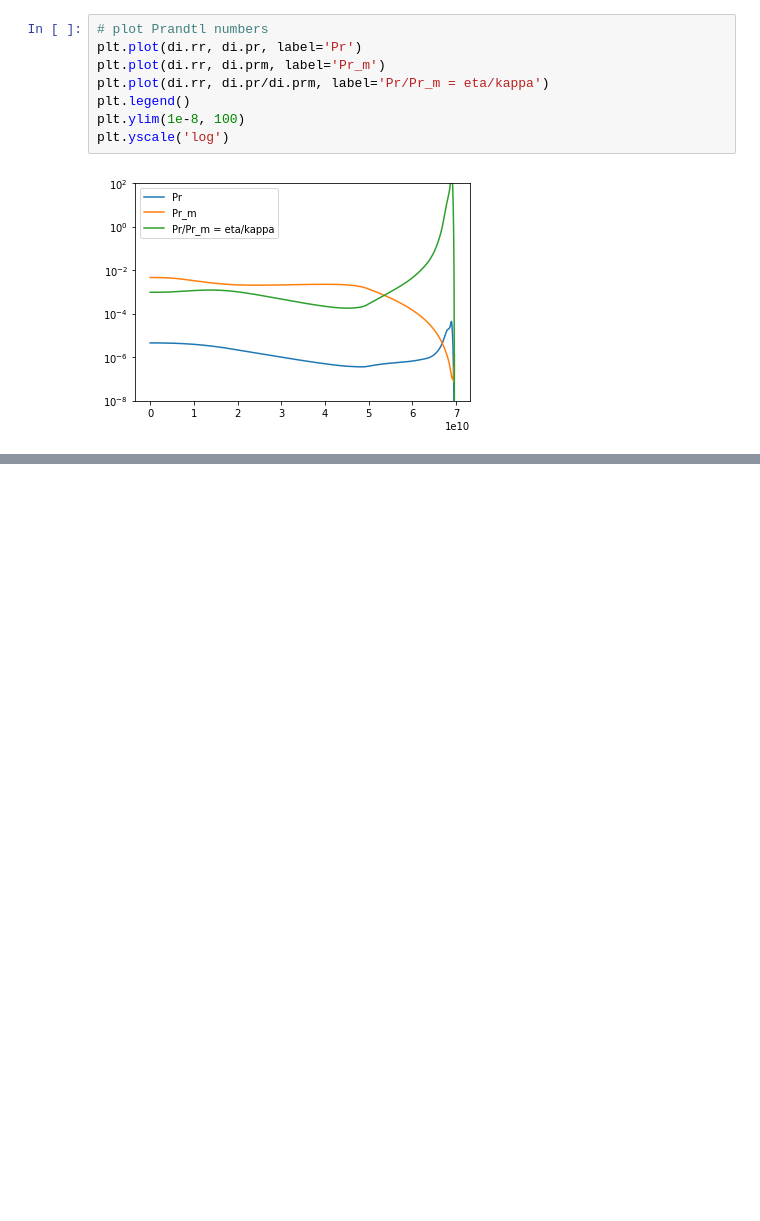
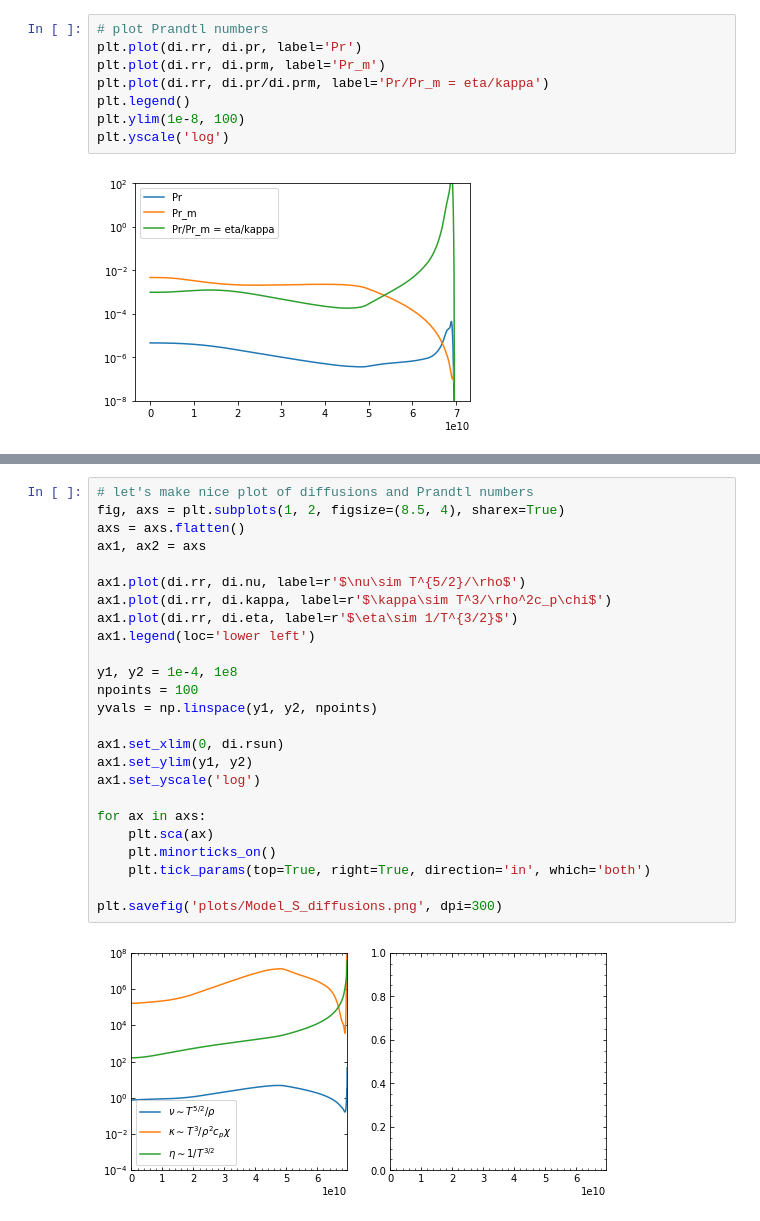
Before and after one commit to illorenzo7/Research_Notes, a Jupyter notebook: Model_S/Diffusions.ipynb, the cells around one changed output, grey strips where cells are left out. Drawn from its saved outputs; the diff is of its cells as text; blank space fills up the shorter version.

```diff
--- a/Model_S/Diffusions.ipynb
+++ b/Model_S/Diffusions.ipynb
@@ -61,3 +72,30 @@ ircz = np.argmin(np.abs(rr-5e10))
+# %%
+# let's make nice plot of diffusions and Prandtl numbers
+fig, axs = plt.subplots(1, 2, figsize=(8.5, 4), sharex=True)
+axs = axs.flatten()
+ax1, ax2 = axs
+
+ax1.plot(di.rr, di.nu, label=r'$\nu\sim T^{5/2}/\rho$')
+ax1.plot(di.rr, di.kappa, label=r'$\kappa\sim T^3/\rho^2c_p\chi$')
+ax1.plot(di.rr, di.eta, label=r'$\eta\sim 1/T^{3/2}$')
+ax1.legend(loc='lower left')
+
+y1, y2 = 1e-4, 1e8
+npoints = 100
+yvals = np.linspace(y1, y2, npoints)
+
+ax1.set_xlim(0, di.rsun)
+ax1.set_ylim(y1, y2)
+ax1.set_yscale('log')
+
+for ax in axs:
+    plt.sca(ax)
+    plt.minorticks_on()
+    plt.tick_params(top=True, right=True, direction='in', which='both')
+
+plt.savefig('plots/Model_S_diffusions.png', dpi=300)
+# %% [output]
+[figure, added]
 # %%
 print(nu[ircz])
 print(eta[ircz])
```
Also changed, not shown: parts of 12 cells of this notebook, 3 other files.
